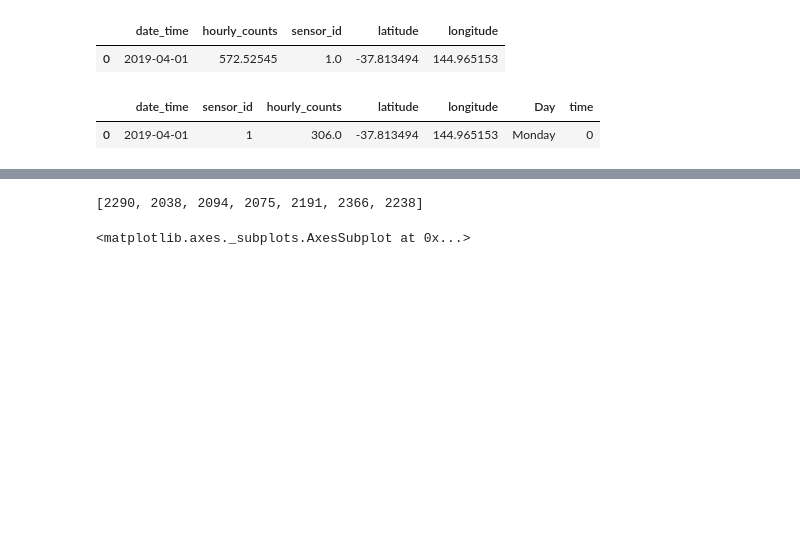
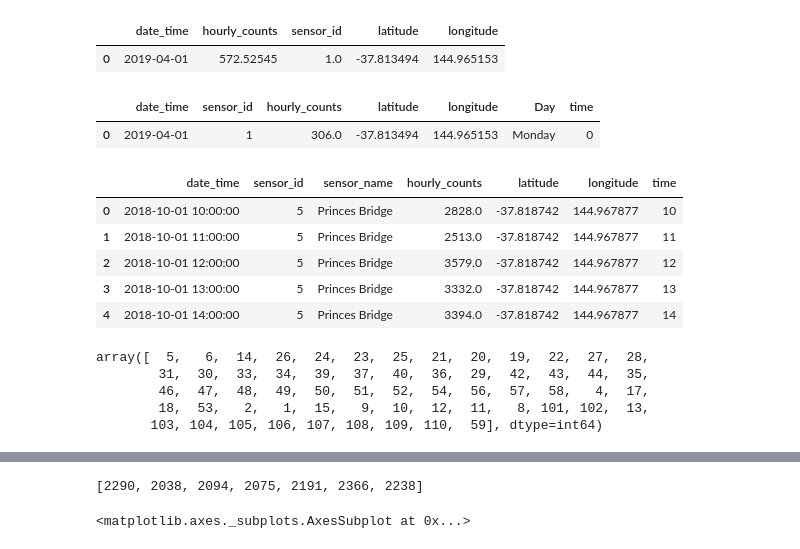
Before and after one commit to Data-plus/CBD-Dashboard, a Jupyter notebook: scripts/Making Prediction.ipynb, the cells around one changed output, grey strips where cells are left out. Cells and saved outputs as stored; diff of their text form; code cells hidden in the pictures; blank space fills up the shorter version.

Commit message:
hourly chart done

```diff
--- a/scripts/Making Prediction.ipynb
+++ b/scripts/Making Prediction.ipynb
@@ -783,0 +786,18 @@ f4_day_winter.to_csv('winter.csv', index=False)
+# %%
+df_a = pd.read_csv('../static/data/pedestrian.csv')
+df_a.head()
+# %% [output]
+|  | date_time | sensor_id | sensor_name | hourly_counts | latitude | longitude | time |
+| 0 | 2018-10-01 10:00:00 | 5 | Princes Bridge | 2828.0 | -37.818742 | 144.967877 | 10 |
+| 1 | 2018-10-01 11:00:00 | 5 | Princes Bridge | 2513.0 | -37.818742 | 144.967877 | 11 |
+| 2 | 2018-10-01 12:00:00 | 5 | Princes Bridge | 3579.0 | -37.818742 | 144.967877 | 12 |
+| 3 | 2018-10-01 13:00:00 | 5 | Princes Bridge | 3332.0 | -37.818742 | 144.967877 | 13 |
+| 4 | 2018-10-01 14:00:00 | 5 | Princes Bridge | 3394.0 | -37.818742 | 144.967877 | 14 |
+# %%
+df_a['sensor_id'].unique()
+# %% [output]
+array([  5,   6,  14,  26,  24,  23,  25,  21,  20,  19,  22,  27,  28,
+        31,  30,  33,  34,  39,  37,  40,  36,  29,  42,  43,  44,  35,
+        46,  47,  48,  49,  50,  51,  52,  54,  56,  57,  58,   4,  17,
+        18,  53,   2,   1,  15,   9,  10,  12,  11,   8, 101, 102,  13,
+       103, 104, 105, 106, 107, 108, 109, 110,  59], dtype=int64)
```
Also changed, not shown: parts of 12 cells of this notebook, 9 other files.
